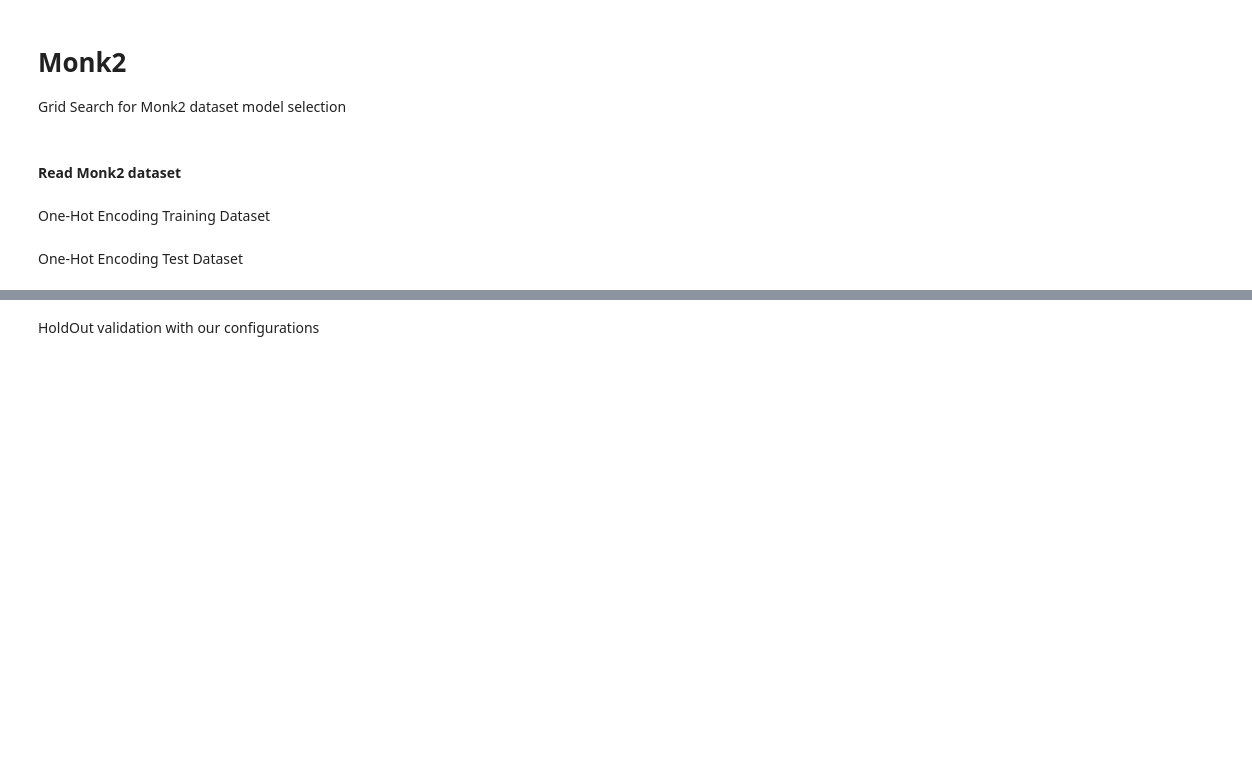
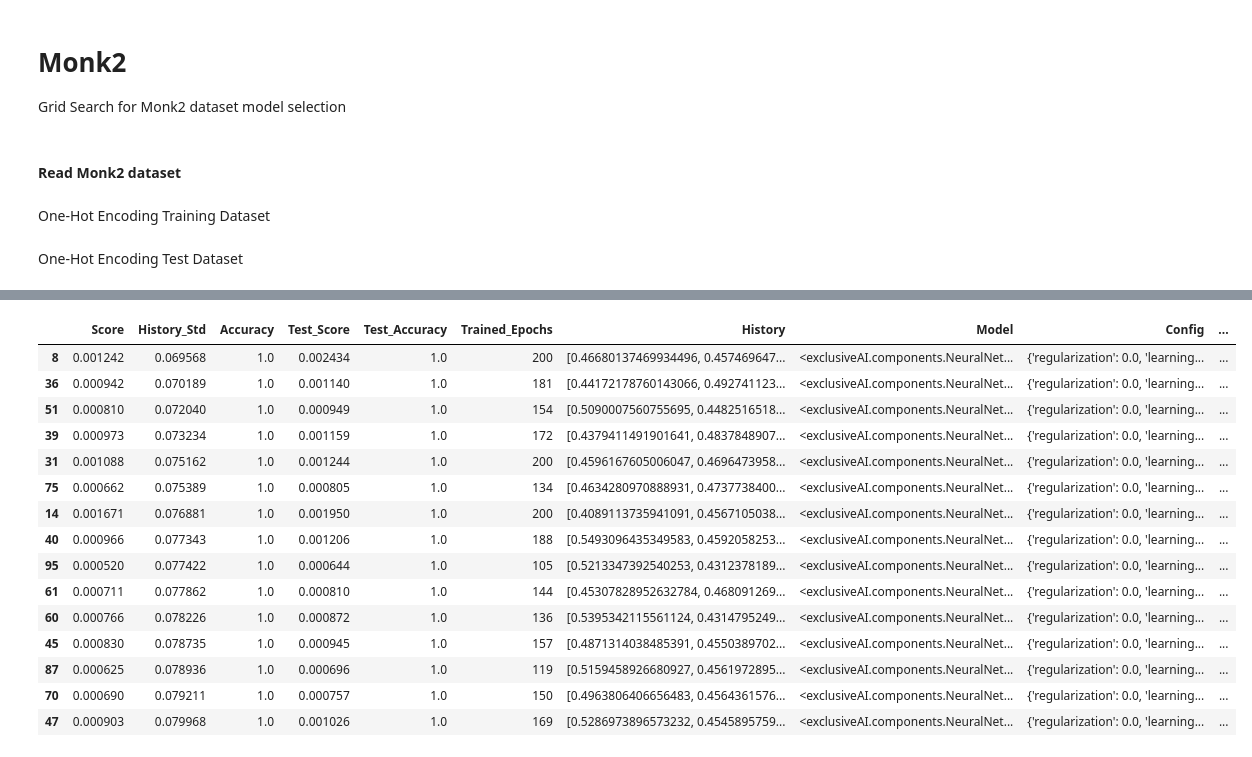
Before and after one commit to exclusiveAI/MLProject, a Jupyter notebook: Notebooks/Monk2.ipynb, the cells around one changed output, grey strips where cells are left out. Cells and saved outputs as stored; diff of their text form; code cells hidden in the pictures; blank space fills up the shorter version.

```diff
--- a/Notebooks/Monk2.ipynb
+++ b/Notebooks/Monk2.ipynb
@@ -45,2 +77,0 @@ myConfigurator = ConfiguratorGen(random=False, learning_rates=learning_rates, re
-# %% [markdown]
-HoldOut validation with our configurations
@@ -56,0 +90,30 @@ configs.to_json('monk2_configurations.json')
+# %%
+# Sort the DataFrame by the first element in the tuple (column 'Value')
+
+df_sorted = df.sort_values(by=['Num_Layers', 'History_Std', 'Score', 'Test_Score'])
+df_sorted = df_sorted[df_sorted['Accuracy'] >= 1]
+df_sorted = df_sorted[df_sorted['Test_Accuracy'] >= 1]
+df_sorted = df_sorted[df_sorted['History_Std'] <= 0.08]
+df_sorted = df_sorted[df_sorted['Test_Score'] <= 0.01]
+# df_sorted = df_sorted[df_sorted['Num_Layers'] <= 1]
+# df_sorted['Num_of_Units'] = [value[0] for value in df_sorted['Num_of_Units']]
+# df_sorted = df_sorted[df_sorted['Num_of_Units'] == 4]
+histories = {row[0]: row[1] for row in df_sorted[['Name', 'History']].values}
+df_sorted
+# %% [output]
+|  | Score | History_Std | Accuracy | Test_Score | Test_Accuracy | Trained_Epochs | History | Model | Config | ... |
+| 8 | 0.001242 | 0.069568 | 1.0 | 0.002434 | 1.0 | 200 | [0.46680137469934496, 0.457469647... | <exclusiveAI.components.NeuralNet... | {'regularization': 0.0, 'learning... | ... |
+| 36 | 0.000942 | 0.070189 | 1.0 | 0.001140 | 1.0 | 181 | [0.44172178760143066, 0.492741123... | <exclusiveAI.components.NeuralNet... | {'regularization': 0.0, 'learning... | ... |
+| 51 | 0.000810 | 0.072040 | 1.0 | 0.000949 | 1.0 | 154 | [0.5090007560755695, 0.4482516518... | <exclusiveAI.components.NeuralNet... | {'regularization': 0.0, 'learning... | ... |
+| 39 | 0.000973 | 0.073234 | 1.0 | 0.001159 | 1.0 | 172 | [0.4379411491901641, 0.4837848907... | <exclusiveAI.components.NeuralNet... | {'regularization': 0.0, 'learning... | ... |
+| 31 | 0.001088 | 0.075162 | 1.0 | 0.001244 | 1.0 | 200 | [0.4596167605006047, 0.4696473958... | <exclusiveAI.components.NeuralNet... | {'regularization': 0.0, 'learning... | ... |
+| 75 | 0.000662 | 0.075389 | 1.0 | 0.000805 | 1.0 | 134 | [0.4634280970888931, 0.4737738400... | <exclusiveAI.components.NeuralNet... | {'regularization': 0.0, 'learning... | ... |
+| 14 | 0.001671 | 0.076881 | 1.0 | 0.001950 | 1.0 | 200 | [0.4089113735941091, 0.4567105038... | <exclusiveAI.components.NeuralNet... | {'regularization': 0.0, 'learning... | ... |
+| 40 | 0.000966 | 0.077343 | 1.0 | 0.001206 | 1.0 | 188 | [0.5493096435349583, 0.4592058253... | <exclusiveAI.components.NeuralNet... | {'regularization': 0.0, 'learning... | ... |
+| 95 | 0.000520 | 0.077422 | 1.0 | 0.000644 | 1.0 | 105 | [0.5213347392540253, 0.4312378189... | <exclusiveAI.components.NeuralNet... | {'regularization': 0.0, 'learning... | ... |
+| 61 | 0.000711 | 0.077862 | 1.0 | 0.000810 | 1.0 | 144 | [0.45307828952632784, 0.468091269... | <exclusiveAI.components.NeuralNet... | {'regularization': 0.0, 'learning... | ... |
+| 60 | 0.000766 | 0.078226 | 1.0 | 0.000872 | 1.0 | 136 | [0.5395342115561124, 0.4314795249... | <exclusiveAI.components.NeuralNet... | {'regularization': 0.0, 'learning... | ... |
+| 45 | 0.000830 | 0.078735 | 1.0 | 0.000945 | 1.0 | 157 | [0.4871314038485391, 0.4550389702... | <exclusiveAI.components.NeuralNet... | {'regularization': 0.0, 'learning... | ... |
+| 87 | 0.000625 | 0.078936 | 1.0 | 0.000696 | 1.0 | 119 | [0.5159458926680927, 0.4561972895... | <exclusiveAI.components.NeuralNet... | {'regularization': 0.0, 'learning... | ... |
+| 70 | 0.000690 | 0.079211 | 1.0 | 0.000757 | 1.0 | 150 | [0.4963806406656483, 0.4564361576... | <exclusiveAI.components.NeuralNet... | {'regularization': 0.0, 'learning... | ... |
+| 47 | 0.000903 | 0.079968 | 1.0 | 0.001026 | 1.0 | 169 | [0.5286973896573232, 0.4545895759... | <exclusiveAI.components.NeuralNet... | {'regularization': 0.0, 'learning... | ... |
```
Also changed, not shown: parts of 7 cells of this notebook, 6 other files.
